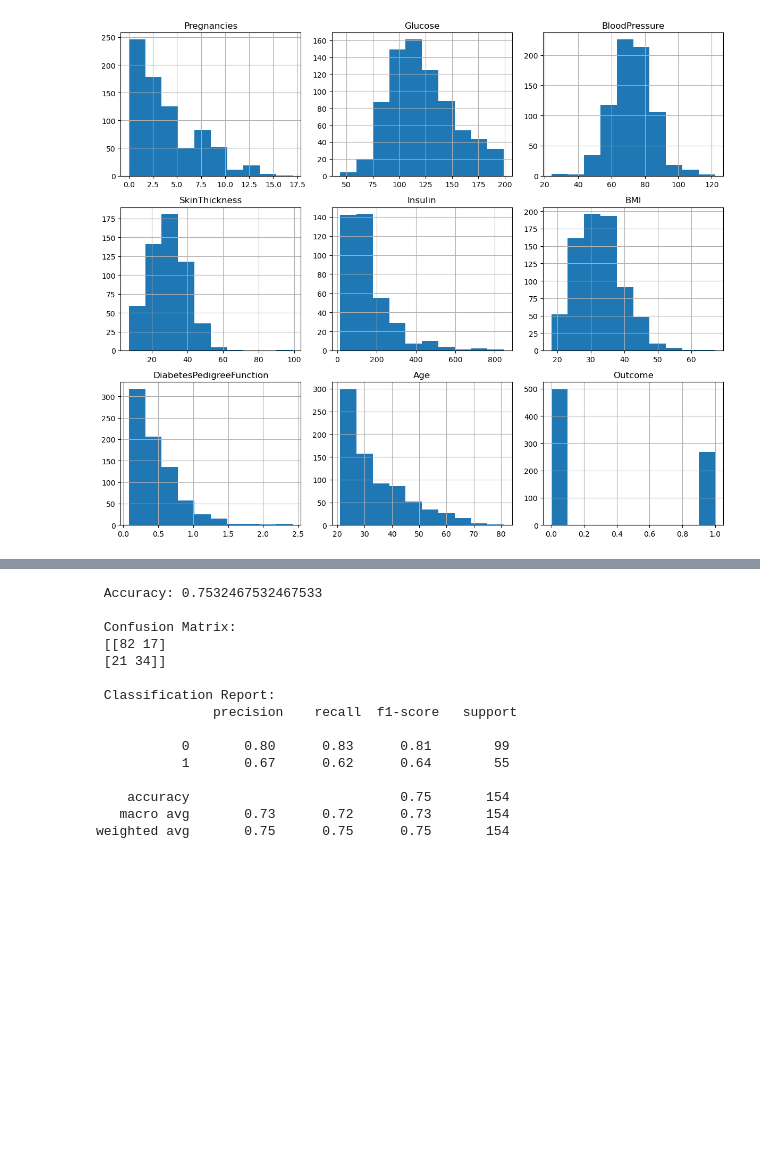
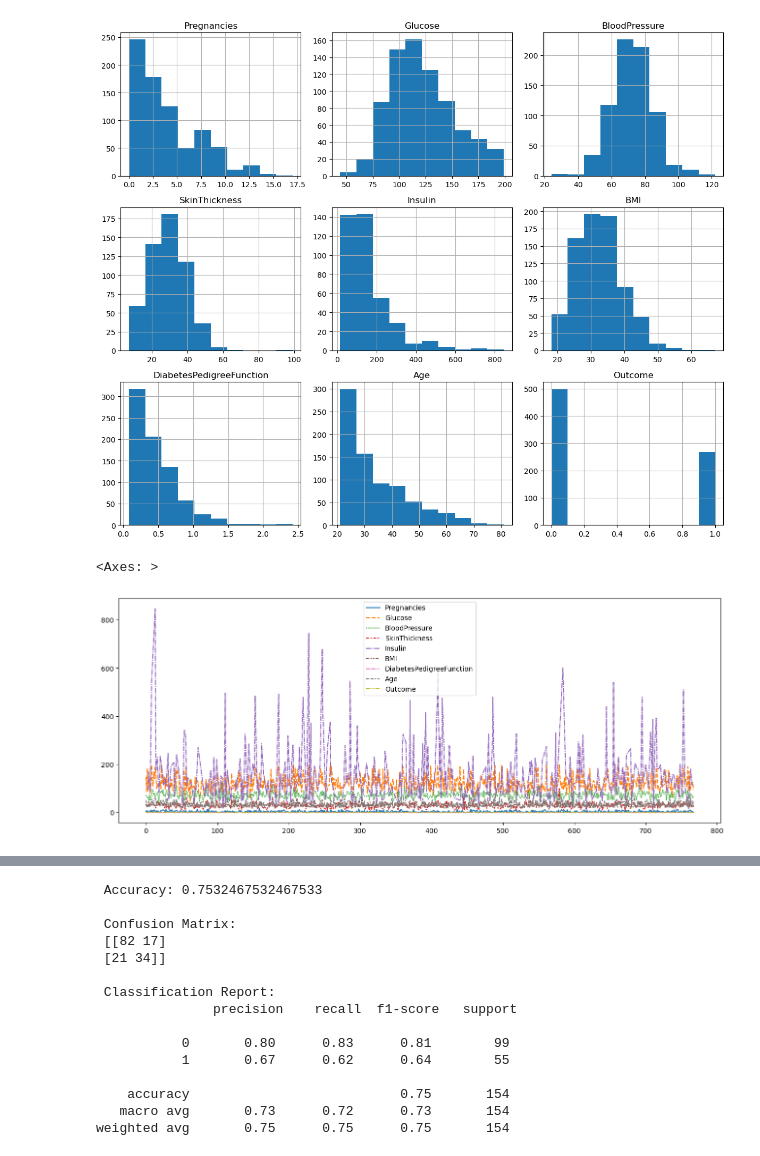
Before and after one commit to Martyn007/diabete-predict, a Jupyter notebook: diabetes.ipynb, the cells around one changed output, grey strips where cells are left out. Cells and saved outputs as stored; diff of their text form; code cells hidden in the pictures; blank space fills up the shorter version.

```diff
--- a/diabetes.ipynb
+++ b/diabetes.ipynb
@@ -100,6 +100,12 @@ plt.tight_layout()
 plt.show()
 # %% [output]
 [figure]
+# %%
+plt.figure(figsize=(16,6))
+sns.lineplot(data=df)
+# %% [output]
+<Axes: >
+[figure, added]
 # %%
 from sklearn.model_selection import train_test_split
 from sklearn.linear_model import LogisticRegression
```
Also changed, not shown: parts of 2 cells of this notebook.
